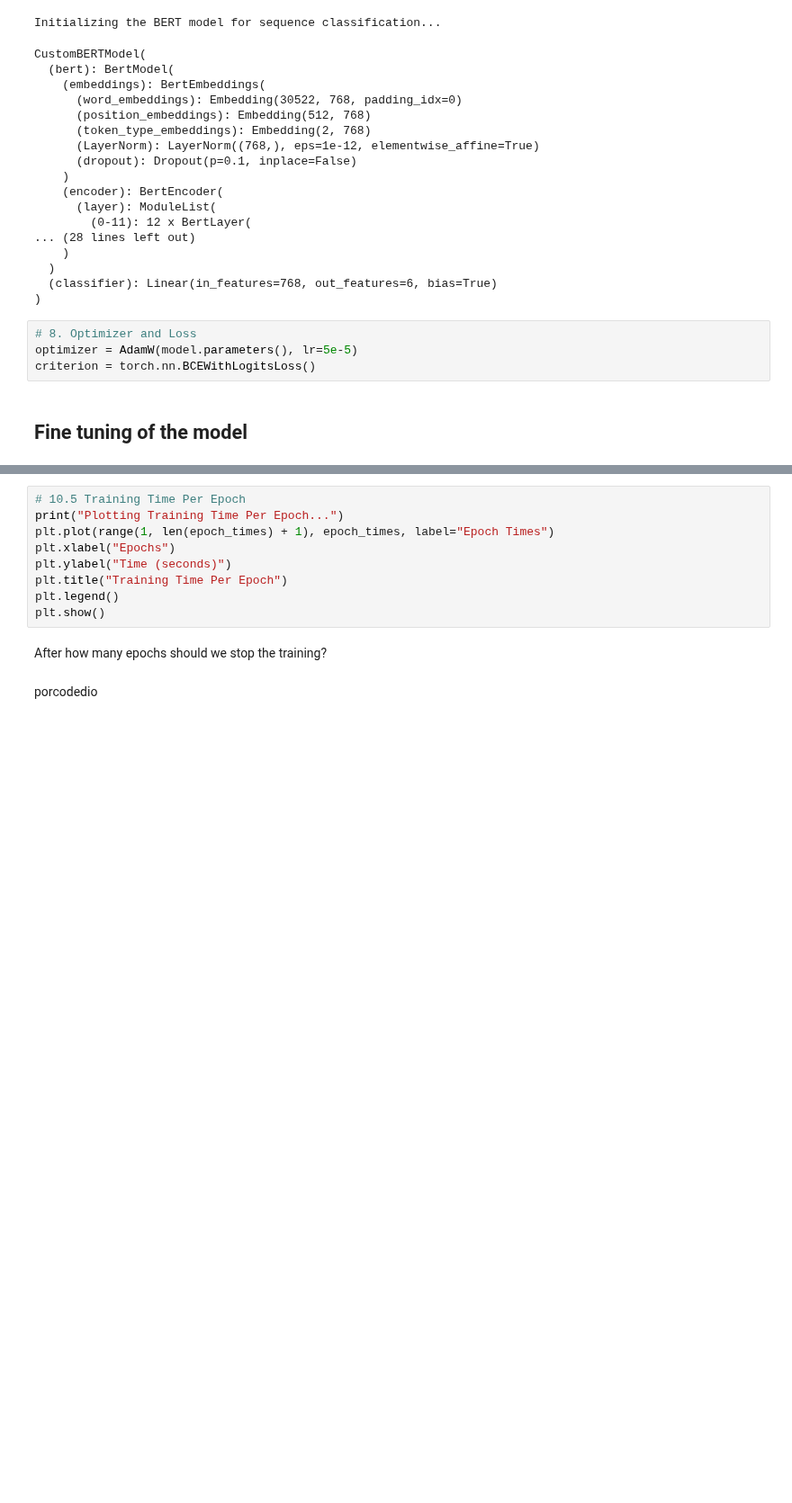
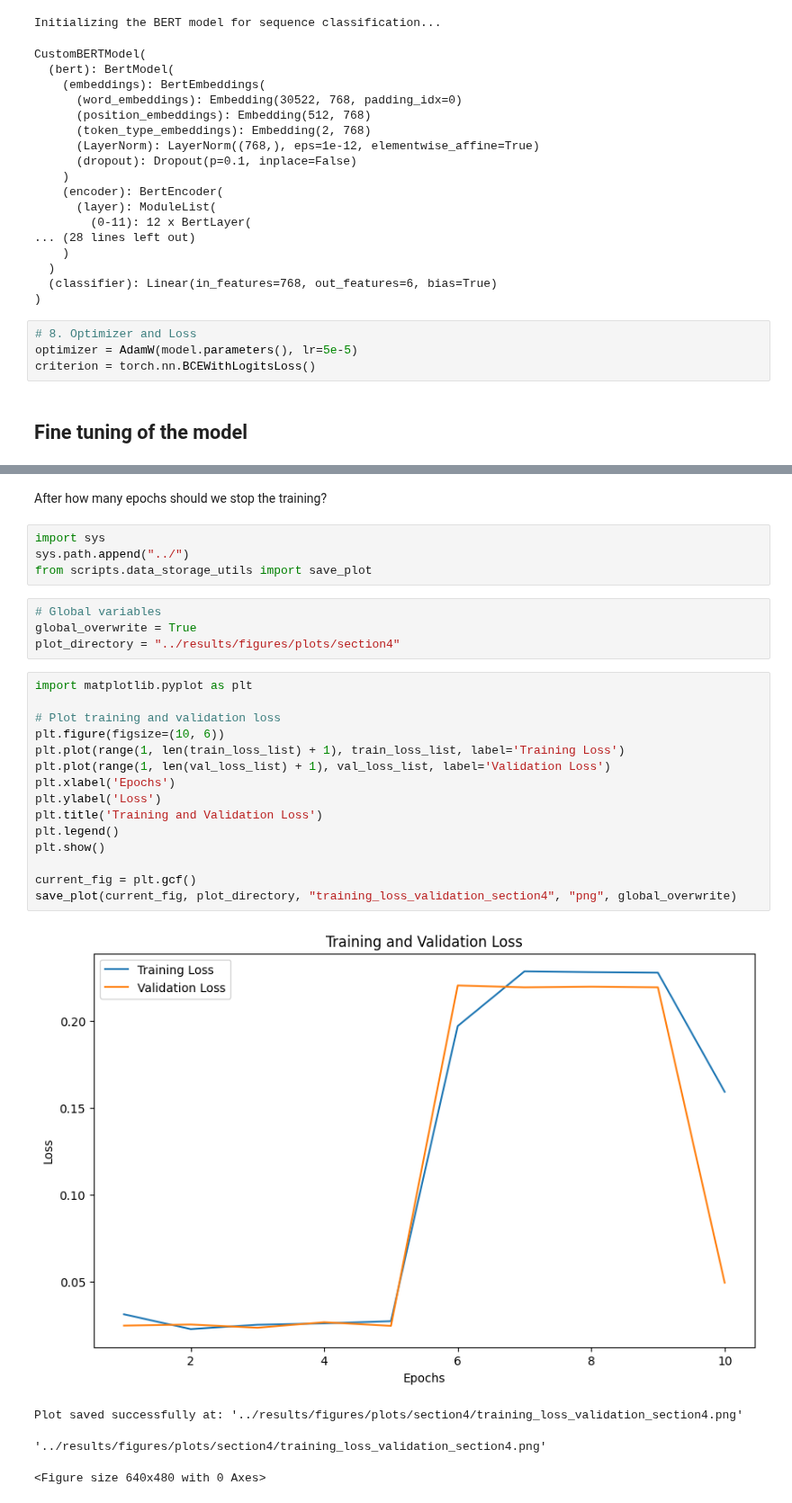
Before and after one commit to Botti01/SSH-Shell-Attacks, a Jupyter notebook: notebooks/section4_language_model_exploration.ipynb, the cells around one changed output, grey strips where cells are left out. Shown at 90% size. Saved outputs shown, nothing was run; the diff lists cells and outputs as text; blank space fills up the shorter version.

Commit message:
section4 plots

```diff
--- a/notebooks/section4_language_model_exploration.ipynb
+++ b/notebooks/section4_language_model_exploration.ipynb
@@ -321,13 +267,30 @@ plt.show()
-# %%
-# 10.5 Training Time Per Epoch
-print("Plotting Training Time Per Epoch...")
-plt.plot(range(1, len(epoch_times) + 1), epoch_times, label="Epoch Times")
-plt.xlabel("Epochs")
-plt.ylabel("Time (seconds)")
-plt.title("Training Time Per Epoch")
-plt.legend()
-plt.show()
 # %% [markdown]
 After how many epochs should we stop the training?
-# %% [markdown]
-porcodedio
+# %%
+import sys
+sys.path.append("../")
+from scripts.data_storage_utils import save_plot
+# %%
+# Global variables
+global_overwrite = True
+plot_directory = "../results/figures/plots/section4"
+# %%
+import matplotlib.pyplot as plt
+
+# Plot training and validation loss
+plt.figure(figsize=(10, 6))
+plt.plot(range(1, len(train_loss_list) + 1), train_loss_list, label='Training Loss')
+plt.plot(range(1, len(val_loss_list) + 1), val_loss_list, label='Validation Loss')
+plt.xlabel('Epochs')
+plt.ylabel('Loss')
+plt.title('Training and Validation Loss')
+plt.legend()
+plt.show()
+
+current_fig = plt.gcf()
+save_plot(current_fig, plot_directory, "training_loss_validation_section4", "png", global_overwrite)
+# %% [output]
+[figure, added]
+Plot saved successfully at: '../results/figures/plots/section4/training_loss_validation_section4.png'
+'../results/figures/plots/section4/training_loss_validation_section4.png'
+<Figure size 640x480 with 0 Axes>
```
Also changed, not shown: parts of 12 cells of this notebook, 9 other files.
